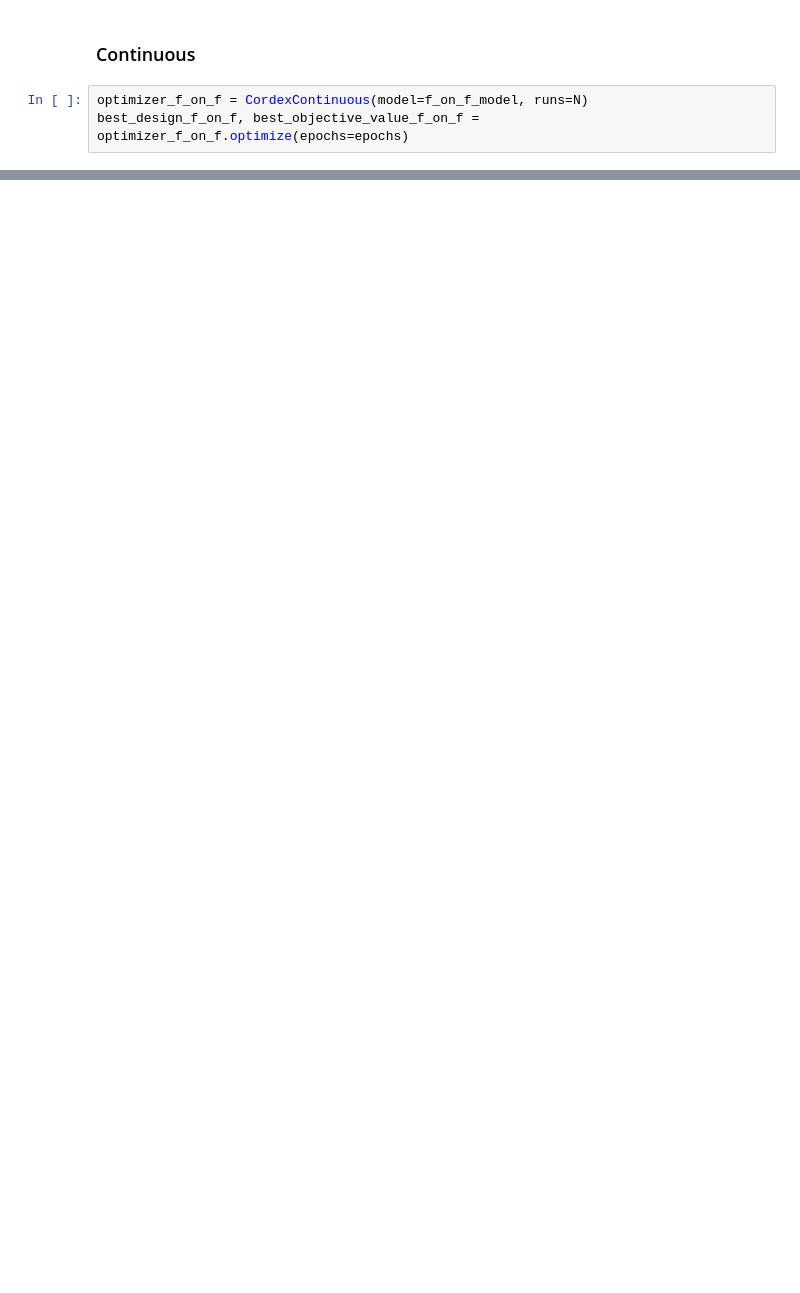
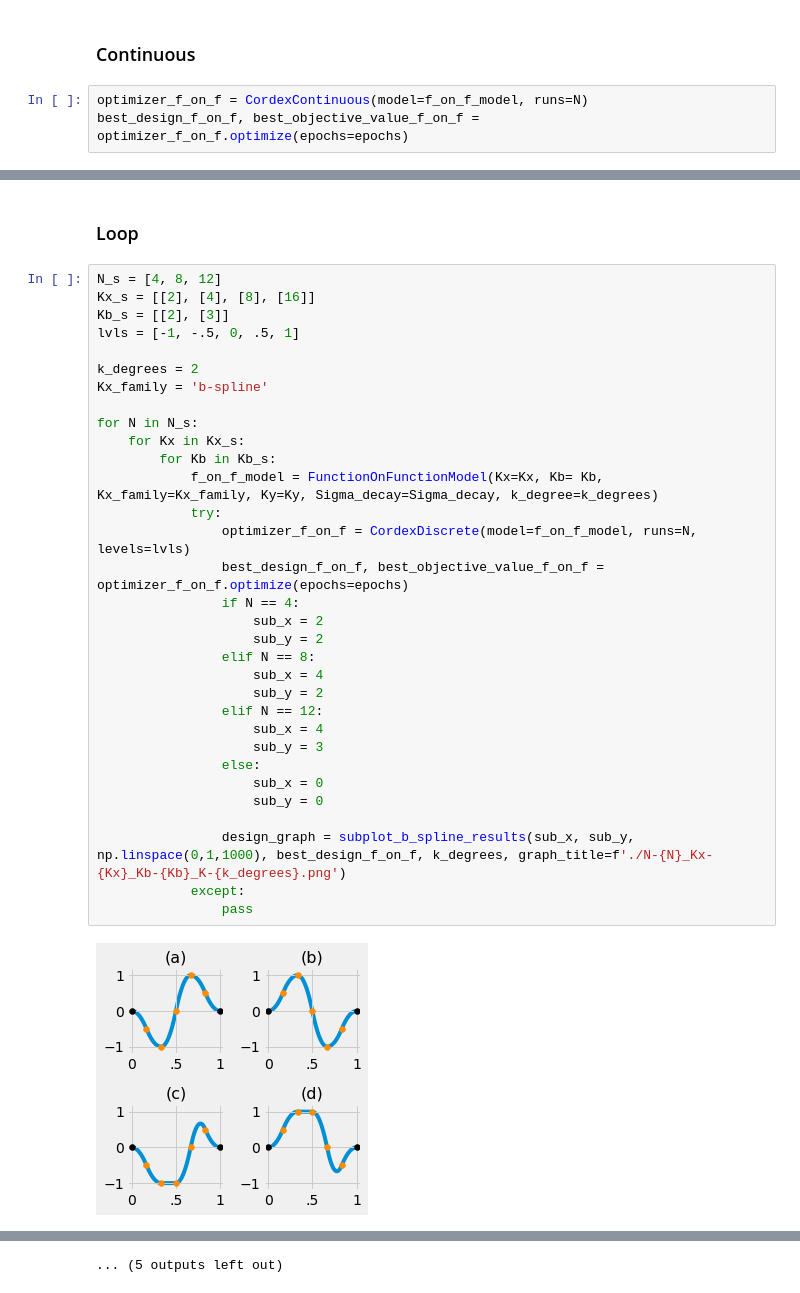
Before and after one commit to TedOiler/nbdo_paper, a Jupyter notebook: playground/cordex/test_fof.ipynb, the cells around one changed output, grey strips where cells are left out. Cells and saved outputs as stored; diff of their text form; blank space fills up the shorter version.

```diff
--- a/playground/cordex/test_fof.ipynb
+++ b/playground/cordex/test_fof.ipynb
@@ -110,0 +114,36 @@ Best objective value (A): 45.33
+# %% [markdown]
+### Loop
+# %%
+N_s = [4, 8, 12]
+Kx_s = [[2], [4], [8], [16]]
+Kb_s = [[2], [3]]
+lvls = [-1, -.5, 0, .5, 1]
+
+k_degrees = 2
+Kx_family = 'b-spline'
+
+for N in N_s:
+    for Kx in Kx_s:
+        for Kb in Kb_s:
+            f_on_f_model = FunctionOnFunctionModel(Kx=Kx, Kb= Kb, Kx_family=Kx_family, Ky=Ky, Sigma_decay=Sigma_decay, k_degree=k_degrees)
+            try:
+                optimizer_f_on_f = CordexDiscrete(model=f_on_f_model, runs=N, levels=lvls)
+                best_design_f_on_f, best_objective_value_f_on_f = optimizer_f_on_f.optimize(epochs=epochs)
+                if N == 4:
+                    sub_x = 2
+                    sub_y = 2
+                elif N == 8:
+                    sub_x = 4
+                    sub_y = 2
+                elif N == 12:
+                    sub_x = 4
+                    sub_y = 3
+                else:
+                    sub_x = 0
+                    sub_y = 0
+
+                design_graph = subplot_b_spline_results(sub_x, sub_y, np.linspace(0,1,1000), best_design_f_on_f, k_degrees, graph_title=f'./N-{N}_Kx-{Kx}_Kb-{Kb}_K-{k_degrees}.png')
+            except:
+                pass
+# %% [output]
+[figure, added]
@@ -110,0 +161 @@ Best objective value (A): 45.33
+... (5 outputs left out)
```
Also changed, not shown: parts of 7 cells of this notebook, 41 other files.
